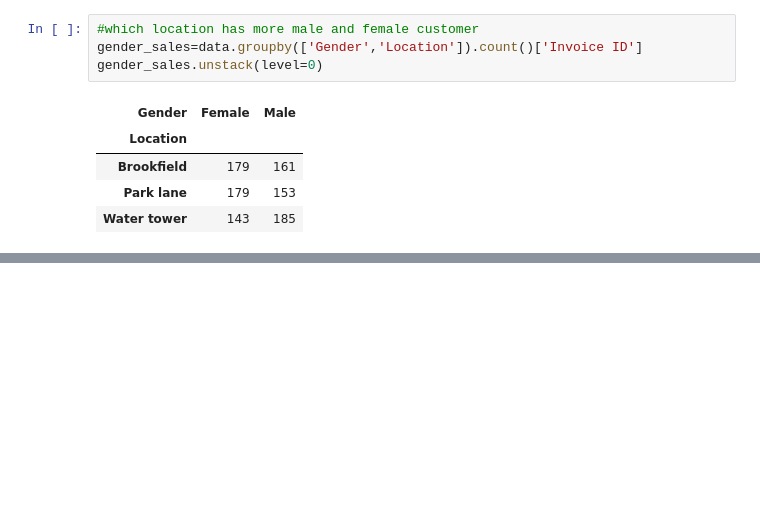
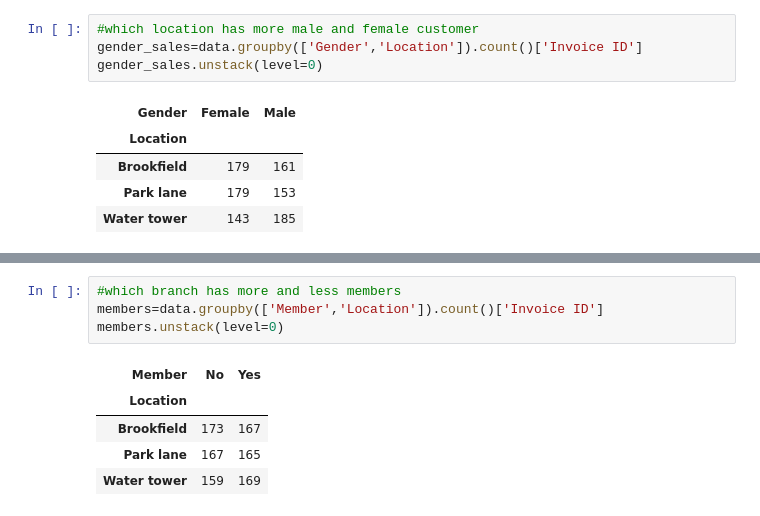
Before and after one commit to Joshi-kv/Sales_Analysis, a Jupyter notebook: supermarket_sales_analysis.ipynb, the cells around one changed output, grey strips where cells are left out. Drawn from its saved outputs; the diff is of its cells as text; blank space fills up the shorter version.

```diff
--- a/supermarket_sales_analysis.ipynb
+++ b/supermarket_sales_analysis.ipynb
@@ -231,0 +228,10 @@ members.un
+# %%
+#which branch has more and less members
+members=data.groupby(['Member','Location']).count()['Invoice ID']
+members.unstack(level=0)
+# %% [output]
+| Member | No | Yes |
+| Location |  |  |
+| Brookfield | 173 | 167 |
+| Park lane | 167 | 165 |
+| Water tower | 159 | 169 |
```
Also changed, not shown: parts of 13 cells of this notebook.
